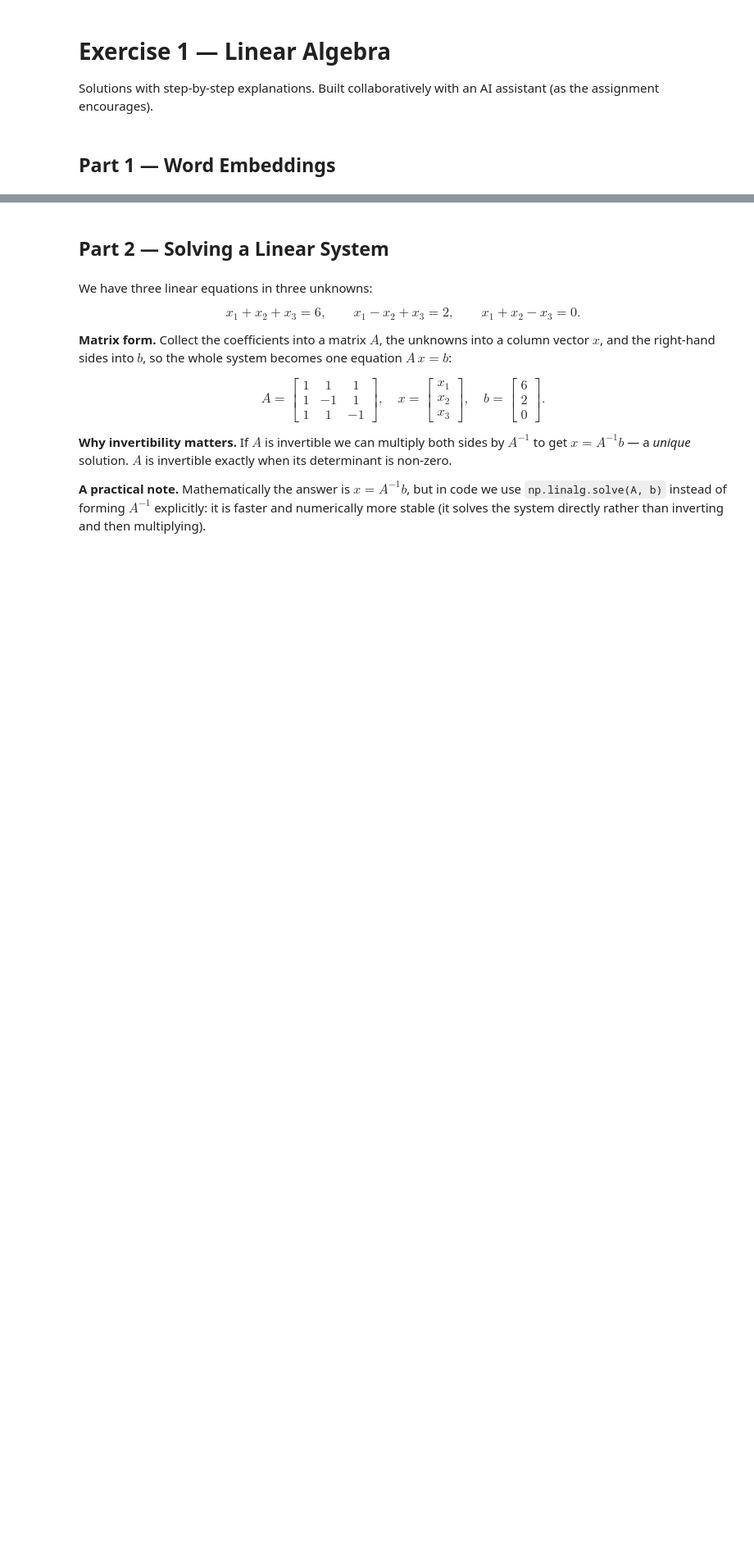
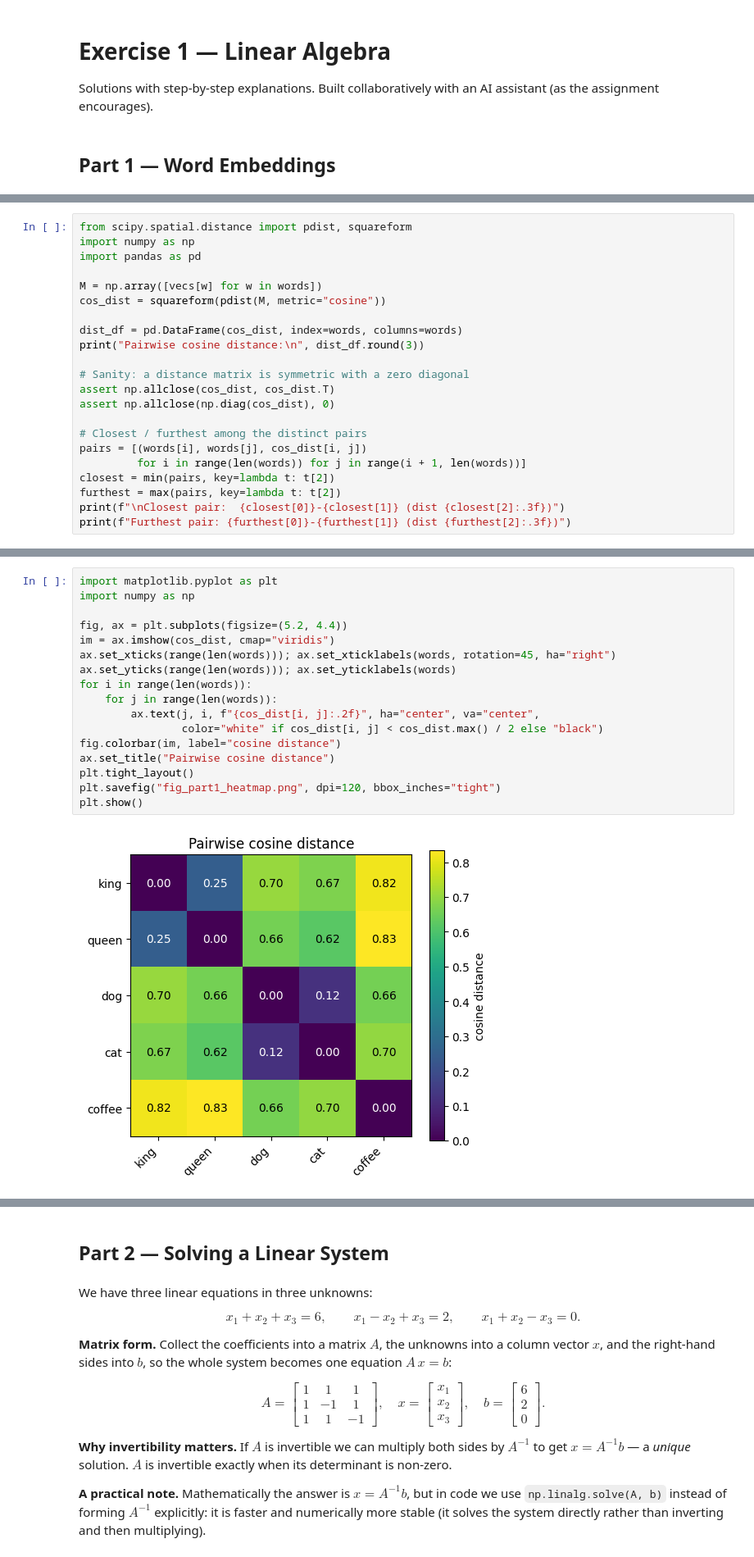
Before and after one commit to eladmintzer/linear-algebra, a Jupyter notebook: ex1/solution.ipynb, the cells around one changed output, grey strips where cells are left out. Shown at 82% size. Saved outputs shown, nothing was run; the diff lists cells and outputs as text; blank space fills up the shorter version.

Commit message:
feat(ex1): Part 1 — word embeddings, cosine distances, heatmap + PCA scatter
Co-Authored-By: Claude Opus 4.8 <noreply@anthropic.com>

```diff
--- a/ex1/solution.ipynb
+++ b/ex1/solution.ipynb
@@ -5,0 +34,22 @@ Solutions with step-by-step explanations. Built collaboratively with an AI assis
+# %%
+from scipy.spatial.distance import pdist, squareform
+import numpy as np
+import pandas as pd
+
+M = np.array([vecs[w] for w in words])
+cos_dist = squareform(pdist(M, metric="cosine"))
+
+dist_df = pd.DataFrame(cos_dist, index=words, columns=words)
+print("Pairwise cosine distance:\n", dist_df.round(3))
+
+# Sanity: a distance matrix is symmetric with a zero diagonal
+assert np.allclose(cos_dist, cos_dist.T)
+assert np.allclose(np.diag(cos_dist), 0)
+
+# Closest / furthest among the distinct pairs
+pairs = [(words[i], words[j], cos_dist[i, j])
+         for i in range(len(words)) for j in range(i + 1, len(words))]
+closest = min(pairs, key=lambda t: t[2])
+furthest = max(pairs, key=lambda t: t[2])
+print(f"\nClosest pair:  {closest[0]}-{closest[1]} (dist {closest[2]:.3f})")
+print(f"Furthest pair: {furthest[0]}-{furthest[1]} (dist {furthest[2]:.3f})")
@@ -5,0 +67,19 @@ Solutions with step-by-step explanations. Built collaboratively with an AI assis
+# %%
+import matplotlib.pyplot as plt
+import numpy as np
+
+fig, ax = plt.subplots(figsize=(5.2, 4.4))
+im = ax.imshow(cos_dist, cmap="viridis")
+ax.set_xticks(range(len(words))); ax.set_xticklabels(words, rotation=45, ha="right")
+ax.set_yticks(range(len(words))); ax.set_yticklabels(words)
+for i in range(len(words)):
+    for j in range(len(words)):
+        ax.text(j, i, f"{cos_dist[i, j]:.2f}", ha="center", va="center",
+                color="white" if cos_dist[i, j] < cos_dist.max() / 2 else "black")
+fig.colorbar(im, label="cosine distance")
+ax.set_title("Pairwise cosine distance")
+plt.tight_layout()
+plt.savefig("fig_part1_heatmap.png", dpi=120, bbox_inches="tight")
+plt.show()
+# %% [output]
+[figure, added]
```
Also changed, not shown: parts of 5 cells of this notebook, 1 other file.
